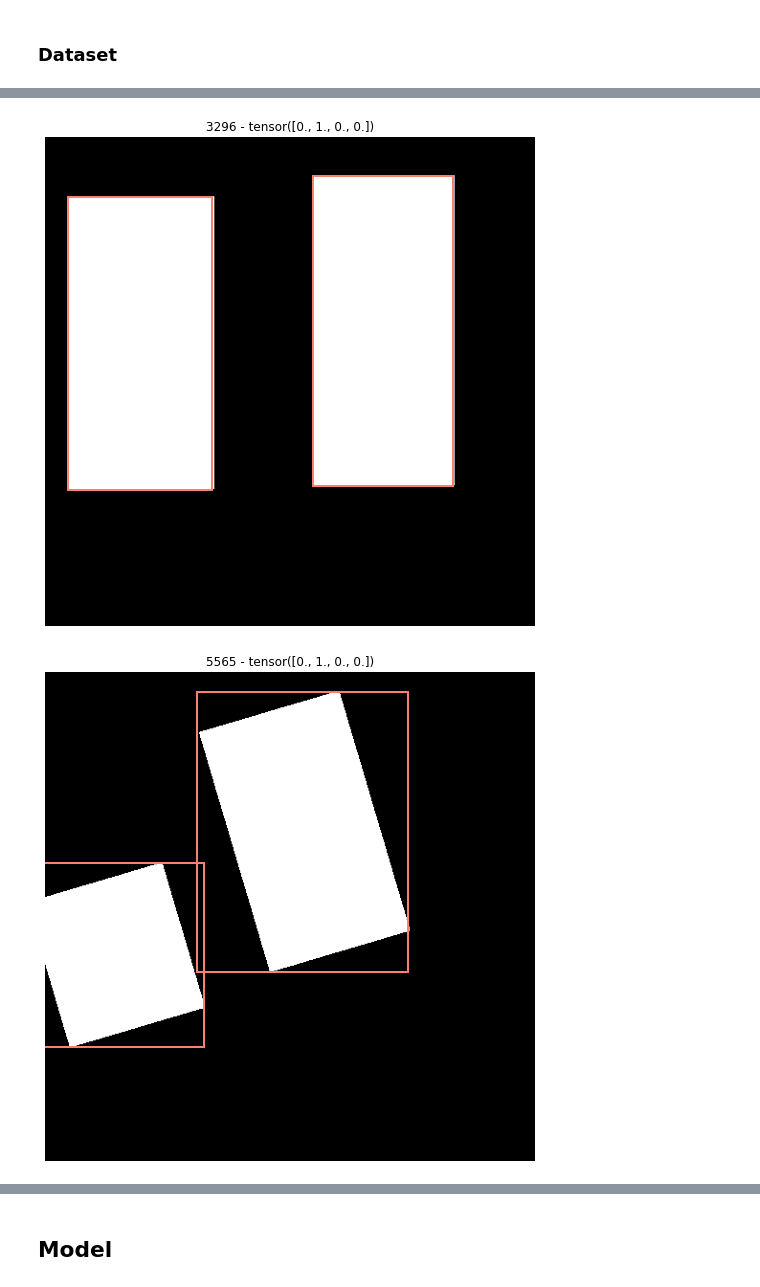
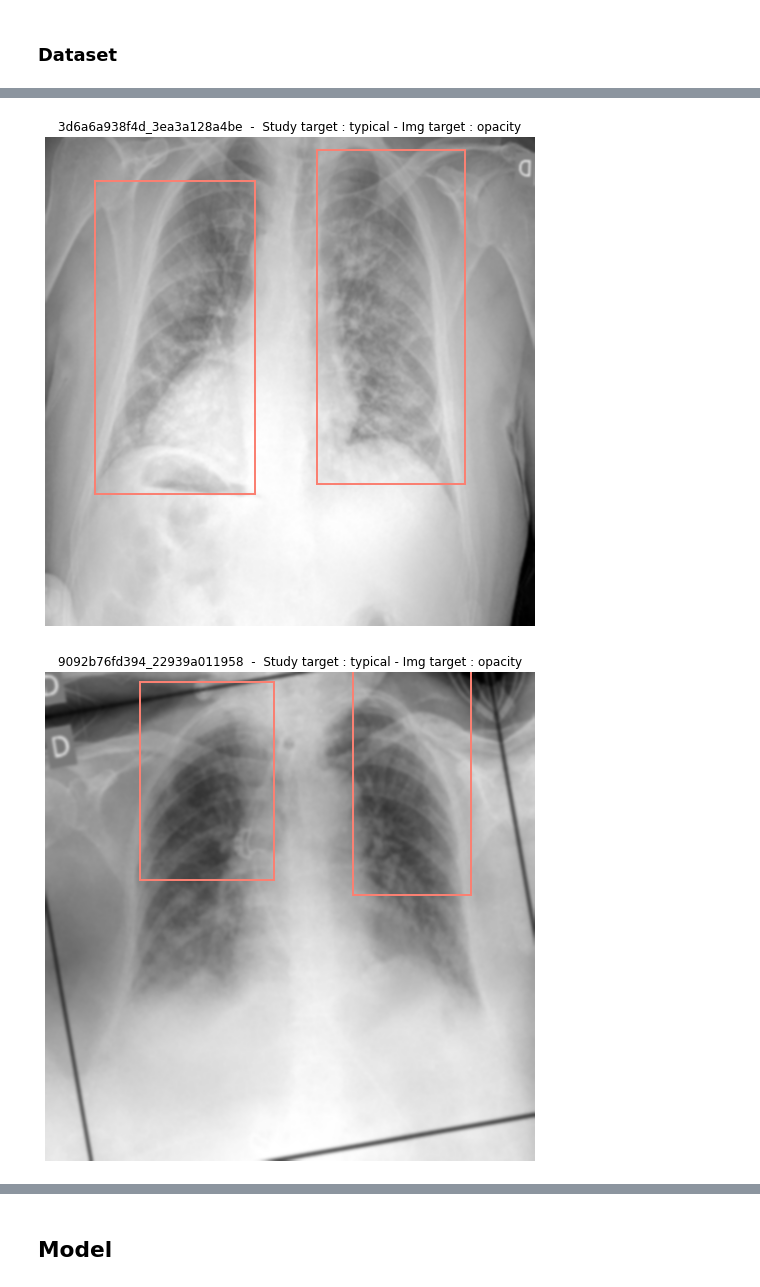
Before and after one commit to TheoViel/kaggle_siim_covid, a Jupyter notebook: notebooks/Training.ipynb, the cells around one changed output, grey strips where cells are left out. Cells and saved outputs as stored; diff of their text form; code cells hidden in the pictures.

Commit message:
Finish training pipeline

```diff
--- a/notebooks/Training.ipynb
+++ b/notebooks/Training.ipynb
@@ -66,20 +69,23 @@ plt.show()
 # %% [markdown]
 ### Dataset
 # %%
-transforms = get_transfos(augment=True, visualize=True, bbox_format="yolo")
+transforms = get_transfos_det(augment=True, visualize=True, bbox_format="yolo")
 # %%
-dataset = CovidDataset(df, DATA_PATH + f"train_{SIZE}/", bbox_format="yolo", transforms=transforms)
+dataset = CovidDetDataset(df, DATA_PATH + f"train_{SIZE}/", bbox_format="yolo", transforms=transforms)
 # %%
 for i in np.random.choice(len(dataset), 10):
-    img, mask, y, boxes = dataset[i]
+    img, mask, y, y_img, boxes = dataset[i]
 
     if isinstance(img, torch.Tensor):
         img = img.cpu().numpy().transpose(1, 2, 0)
         mask = mask.cpu().numpy()[:, :, None]
 
     if len(boxes):
-#         plot_sample(img, boxes, bbox_format="yolo")
-        plot_sample(mask, boxes, bbox_format="yolo")
-        plt.title(f'{i} - {y}')
-#         break
+        plt.figure(figsize=(9, 9))
+        plot_sample(img, boxes, bbox_format="yolo")
+#         plot_sample(mask, boxes, bbox_format="yolo")
+        plt.title(
+            f'{df["save_name"][i][:-4]}  -  Study target : {CLASSES[int(y)]} - '
+            f'Img target : {CLASSES_IMG[int(y_img)]}'
+        )
 # %% [output]
@@ -90,2 +96,2 @@ for i in np.random.choice(len(dataset), 10):
-[figure, old version]
+[figure, new version]
-[figure, old version]
+[figure, new version]
```
Also changed, not shown: parts of 21 cells of this notebook, 12 other files.
